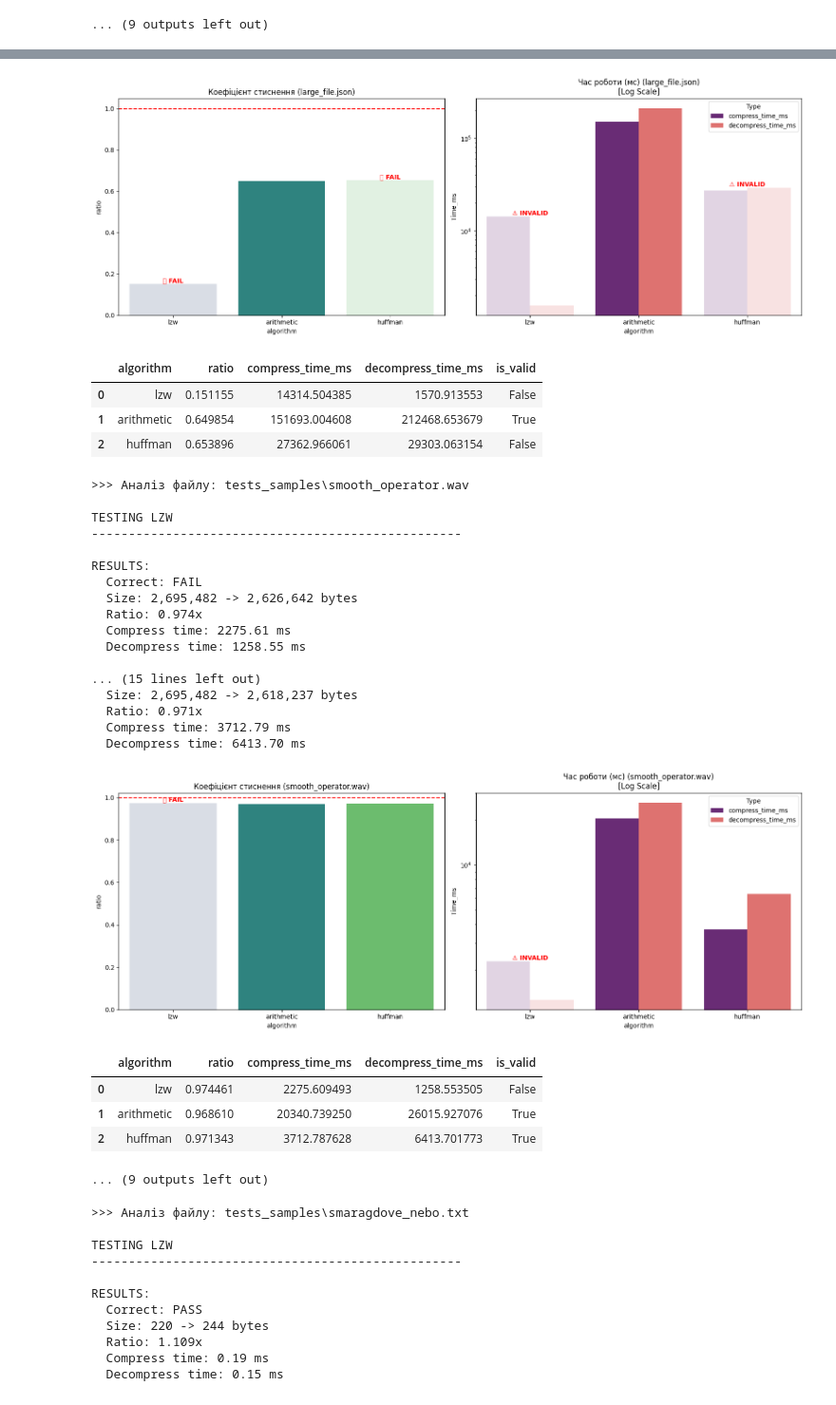
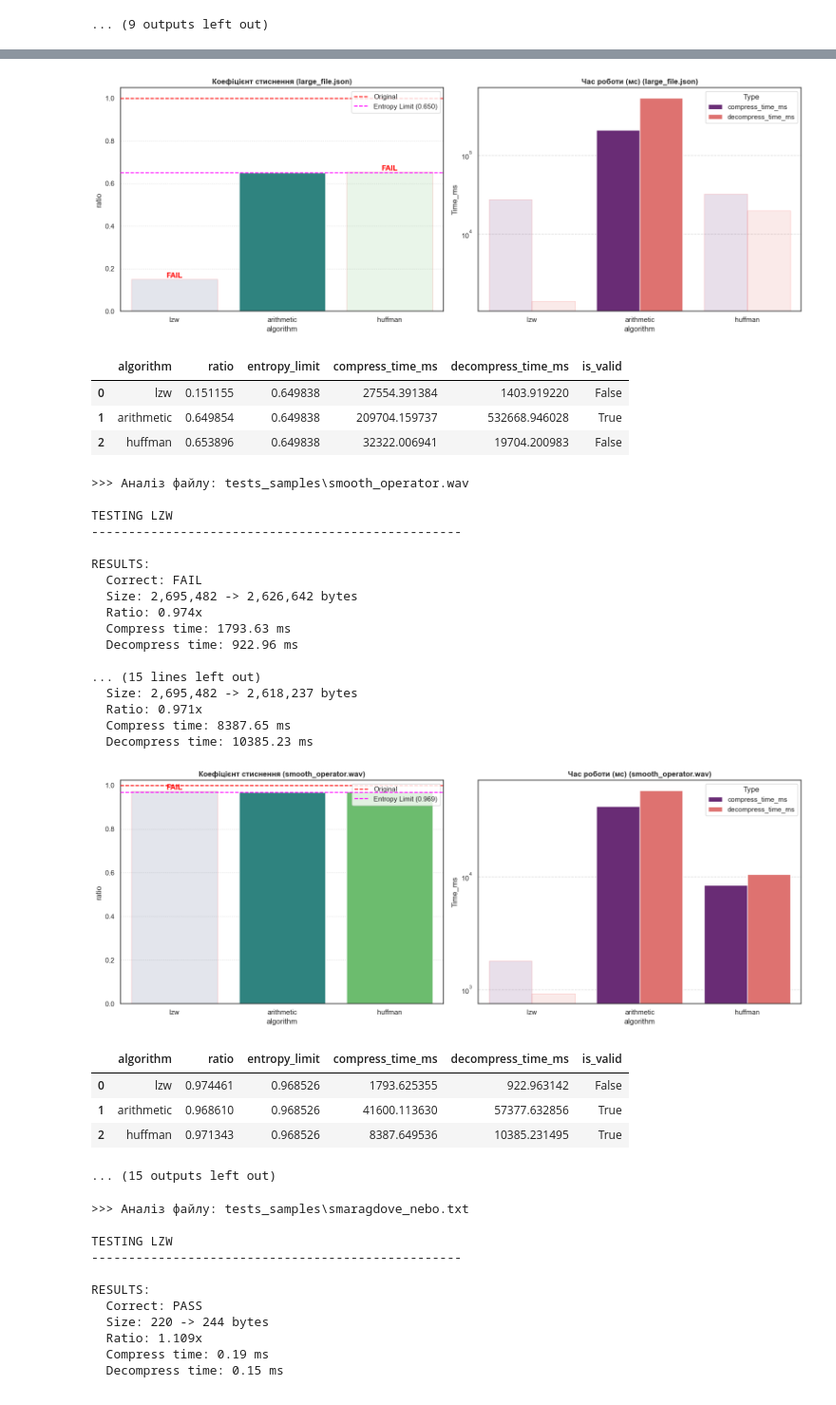
Before and after one commit to yuliiayakymiv/Discrete_math_lab_2sem, a Jupyter notebook: analysis.ipynb, the cells around one changed output, grey strips where cells are left out. Shown at 95% size. Drawn from its saved outputs; the diff is of its cells as text; code cells hidden in the pictures.

```diff
--- a/analysis.ipynb
+++ b/analysis.ipynb
@@ -80,7 +78,7 @@ def visualize_results(df, title_suffix=""):
     plt.tight_layout()
     plt.show()
 # %%
-def run_full_analysis(file_paths, algorithms):
+def run_full_analysis(file_paths, algorithms=None):
     """
     Проганяє тести для списку файлів і будує графіки для кожного.
     """
@@ -93,13 +91,16 @@ def run_full_analysis(file_paths, algorithms):
             print(f"Файл {path} не знайдено, пропускаємо.")
             continue
 
+        entropy = get_entropy_ratio(path)
         results = []
         print(f"\n>>> Аналіз файлу: {path}")
 
         for algo in algorithms:
             try:
                 res = codec.test_algorithm(path, algo)
-                if res: results.append(res)
+                if res:
+                    results.append(res)
+                    res['entropy_limit'] = entropy
             except Exception as e:
                 print(f"Помилка {algo}: {e}")
 
@@ -107,7 +108,7 @@ def run_full_analysis(file_paths, algorithms):
         file_name = os.path.basename(path)
         visualize_results(df, title_suffix=f"({file_name})")
 
-        display(df[['algorithm', 'ratio', 'compress_time_ms', 'decompress_time_ms', 'is_valid']])
+        display(df[['algorithm', 'ratio', 'entropy_limit', 'compress_time_ms', 'decompress_time_ms', 'is_valid']])
 # %%
 # Виклик аналізу для різних типів файлів
 files_to_test = [
@@ -220,10 +221,12 @@ files_to_test = [
     os.path.join("tests_samples", "smooth_operator.wav"),
     os.path.join("tests_samples", "parking_car.mp4"),
     os.path.join("tests_samples", "Gemini_Generated_Image.png"),
+    os.path.join("tests_samples", "small.png"),
+    os.path.join("tests_samples", "small.jpg"),
     os.path.join("tests_samples", "fast_reading.avi")
 ]
-
-run_full_analysis(files_to_test)
+algorithms = ['lzw', 'arithmetic', 'huffman']
+run_full_analysis(files_to_test, algorithms)
 # %% [output]
 >>> Аналіз файлу: tests_samples\kobzar.txt
 
@@ -289,31 +292,31 @@ RESULTS:
-[figure, old version]
+[figure, new version]
-|  | algorithm | ratio | compress_time_ms | decompress_time_ms | is_valid |
-| 0 | lzw | 0.151155 | 14314.504385 | 1570.913553 | False |
-| 1 | arithmetic | 0.649854 | 151693.004608 | 212468.653679 | True |
-| 2 | huffman | 0.653896 | 27362.966061 | 29303.063154 | False |
+|  | algorithm | ratio | entropy_limit | compress_time_ms | decompress_time_ms | is_valid |
+| 0 | lzw | 0.151155 | 0.649838 | 27554.391384 | 1403.919220 | False |
+| 1 | arithmetic | 0.649854 | 0.649838 | 209704.159737 | 532668.946028 | True |
+| 2 | huffman | 0.653896 | 0.649838 | 32322.006941 | 19704.200983 | False |
 >>> Аналіз файлу: tests_samples\smooth_operator.wav
 
 TESTING LZW
 --------------------------------------------------
 
 RESULTS:
   Correct: FAIL
   Size: 2,695,482 -> 2,626,642 bytes
   Ratio: 0.974x
-  Compress time: 2275.61 ms
-  Decompress time: 1258.55 ms
+  Compress time: 1793.63 ms
+  Decompress time: 922.96 ms
 
 ... (15 lines left out)
   Size: 2,695,482 -> 2,618,237 bytes
   Ratio: 0.971x
-  Compress time: 3712.79 ms
-  Decompress time: 6413.70 ms
+  Compress time: 8387.65 ms
+  Decompress time: 10385.23 ms
-[figure, old version]
+[figure, new version]
-|  | algorithm | ratio | compress_time_ms | decompress_time_ms | is_valid |
-| 0 | lzw | 0.974461 | 2275.609493 | 1258.553505 | False |
-| 1 | arithmetic | 0.968610 | 20340.739250 | 26015.927076 | True |
-| 2 | huffman | 0.971343 | 3712.787628 | 6413.701773 | True |
+|  | algorithm | ratio | entropy_limit | compress_time_ms | decompress_time_ms | is_valid |
+| 0 | lzw | 0.974461 | 0.968526 | 1793.625355 | 922.963142 | False |
+| 1 | arithmetic | 0.968610 | 0.968526 | 41600.113630 | 57377.632856 | True |
+| 2 | huffman | 0.971343 | 0.968526 | 8387.649536 | 10385.231495 | True |
-... (9 outputs left out)
+... (15 outputs left out)
 # %%
 algorithms = ['lzw', 'lz77', 'bwt', 'rle', 'arithmetic', 'deflate', 'huffman']
 files_to_test = [
```
Also changed, not shown: parts of 6 cells of this notebook, 1 other file.
